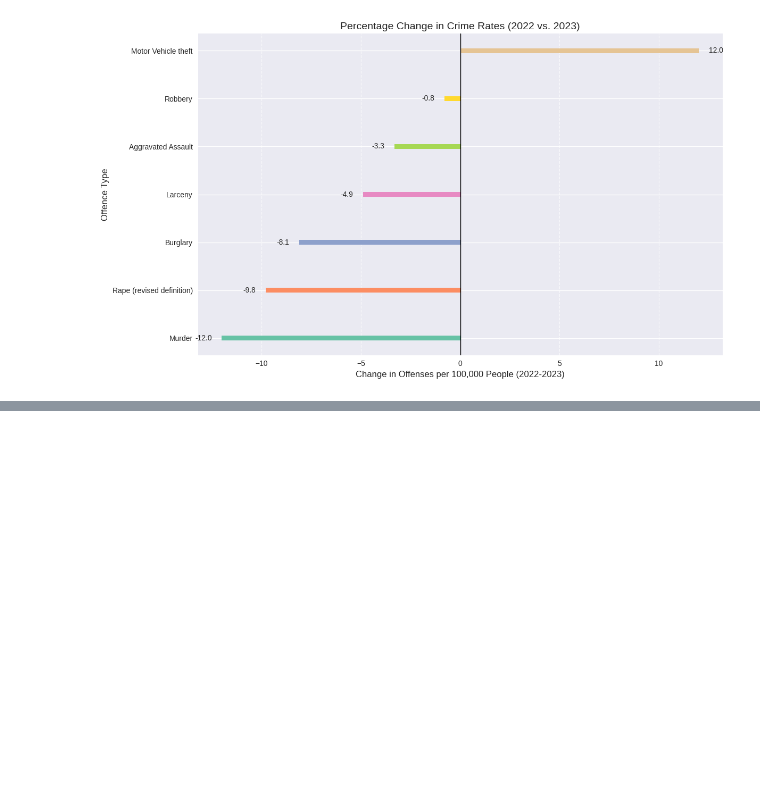
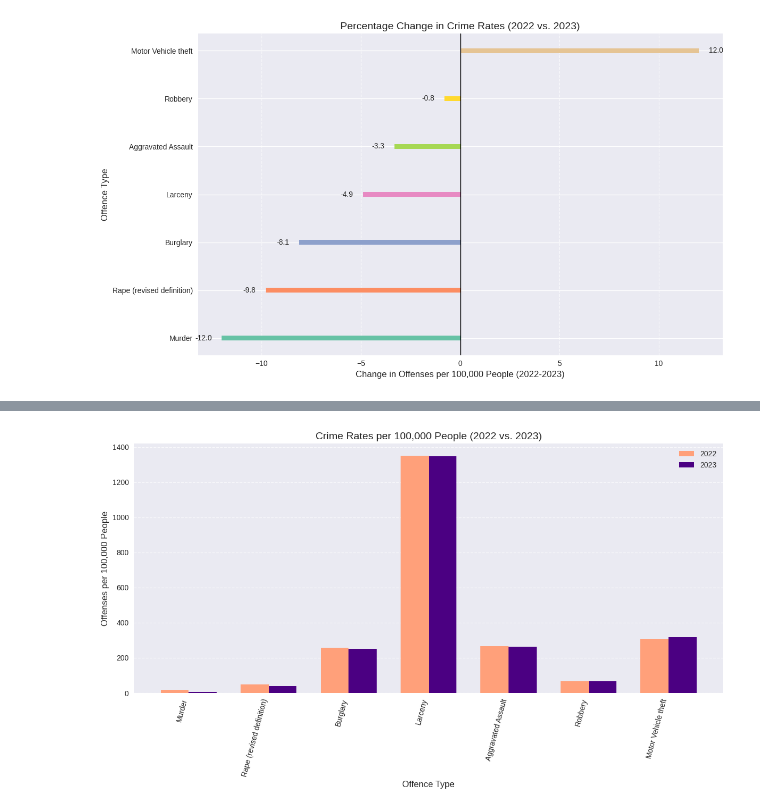
Before and after one commit to sudipto291088/Data110-Fall2025, a Jupyter notebook: Data110_SUDIPTO_BHADRA_Week4.ipynb, the cells around one changed output, grey strips where cells are left out. Cells and saved outputs as stored; diff of their text form; code cells hidden in the pictures; blank space fills up the shorter version.

```diff
--- a/Data110_SUDIPTO_BHADRA_Week4.ipynb
+++ b/Data110_SUDIPTO_BHADRA_Week4.ipynb
@@ -263,0 +288,39 @@ plt.show()
+# %%
+# Calculating 2022 rates(based on the 2023 values and the percentage changes provided)
+df['Offenses per 100,000 People (2022)'] = df['Offenses per 100,000 People (2023)'] - df['Change in Offenses per 100,000 People (2022-2023)']
+
+
+plt.style.use('seaborn-v0_8-dark')
+
+
+plt.figure(figsize=(12, 7))
+
+# Setting bar width and positions
+bar_width = 0.35
+x = np.arange(len(df['Offences']))
+
+# Plot bars
+plt.bar(x - bar_width/2, df['Offenses per 100,000 People (2022)'], bar_width, label='2022', color='lightsalmon')
+plt.bar(x + bar_width/2, df['Offenses per 100,000 People (2023)'], bar_width, label='2023', color='indigo')
+
+# Add labels and title
+plt.xlabel('Offence Type', fontsize=12)
+plt.ylabel('Offenses per 100,000 People', fontsize=12)
+plt.title('Crime Rates per 100,000 People (2022 vs. 2023)', fontsize=14)
+
+# Set x-axis labels
+plt.xticks(x, df['Offences'], rotation=75, ha='right')
+
+# Add legend
+plt.legend()
+
+# Add gridlines for readability
+plt.grid(True, axis='y', linestyle='--', alpha=0.7)
+
+# Adjust layout to prevent label cutoff
+plt.tight_layout()
+
+# Show plot
+plt.show()
+# %% [output]
+[figure, added]
```
Also changed, not shown: parts of 1 cell of this notebook.
